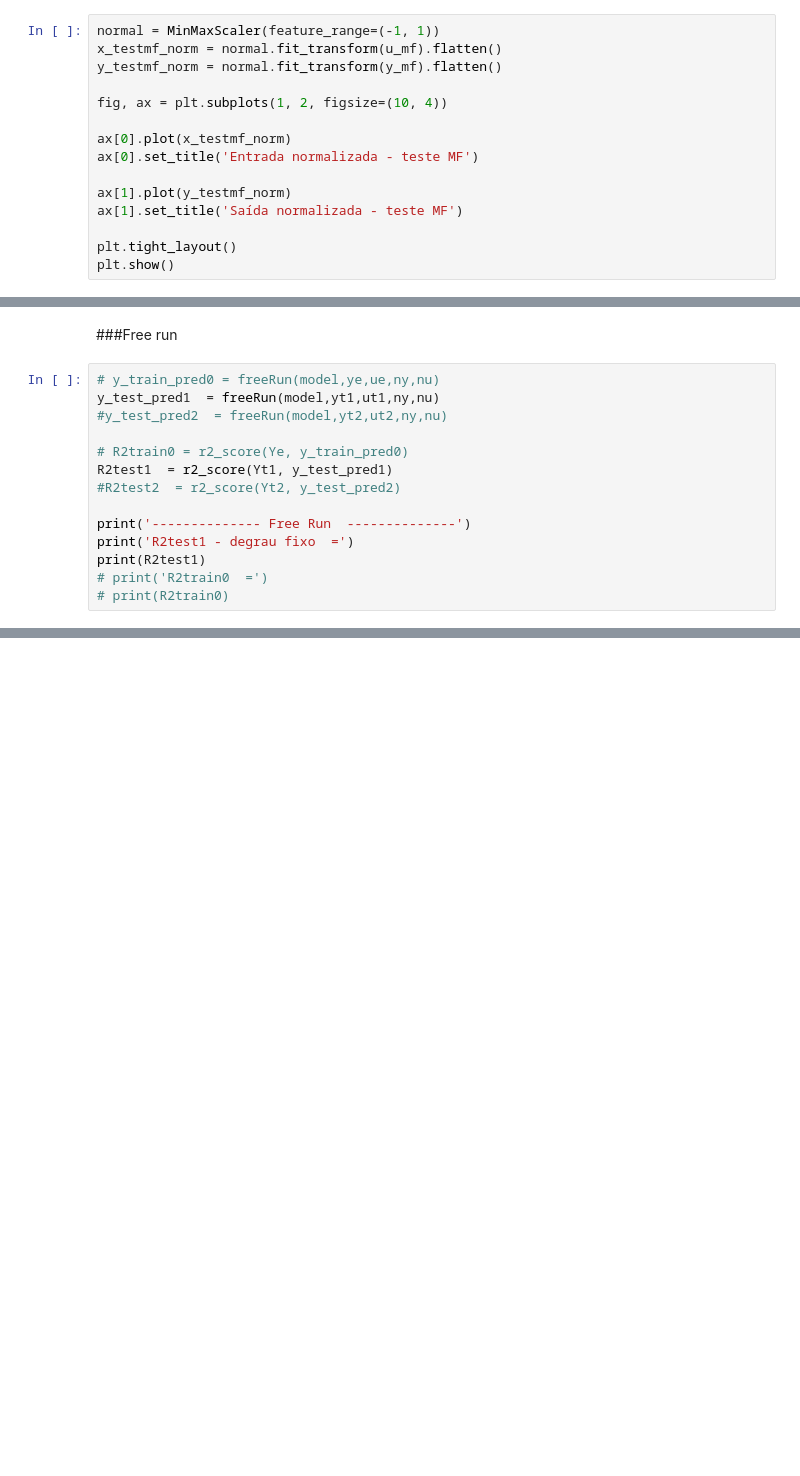
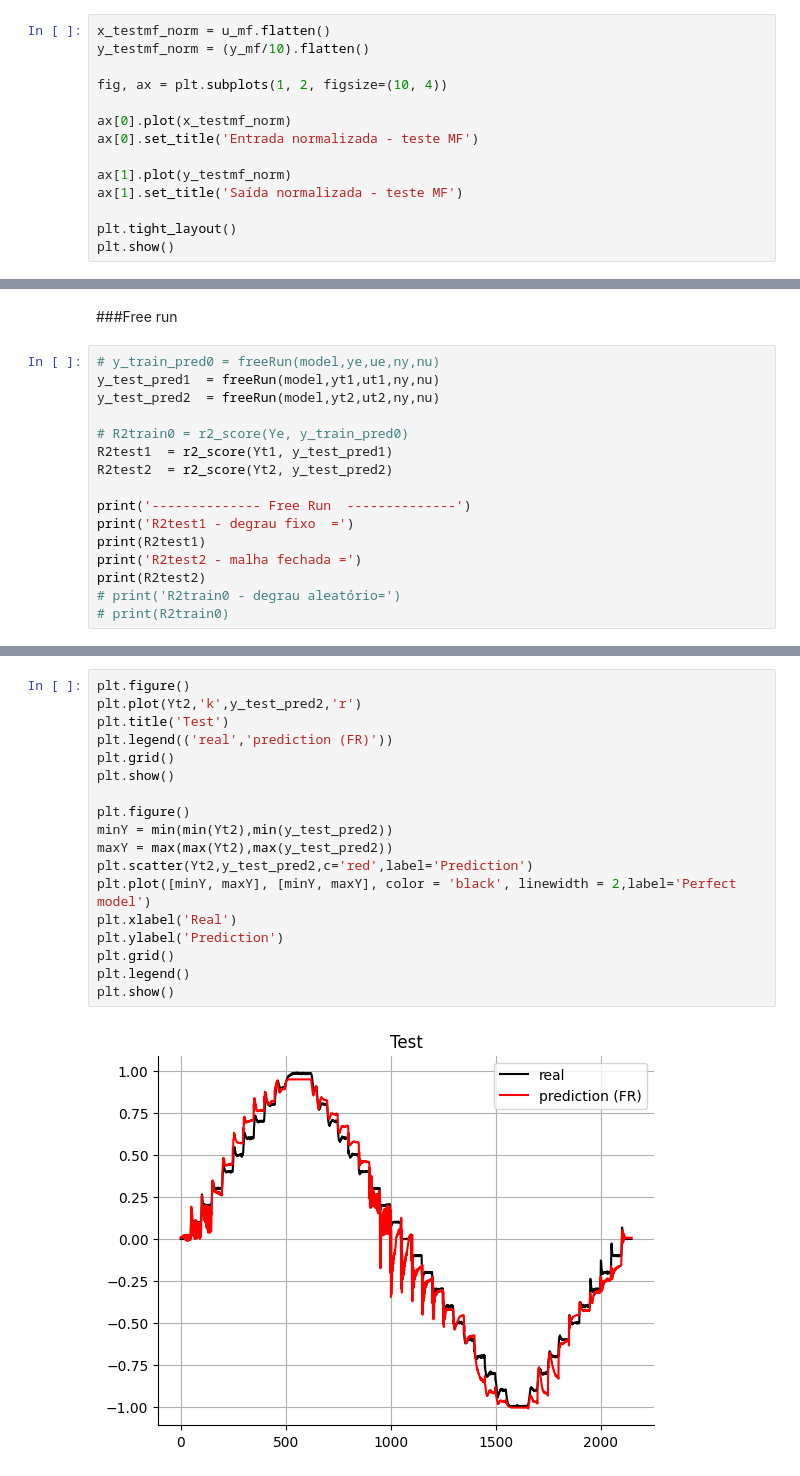
Before and after one commit to helonayala/bah, a Jupyter notebook: B&H.ipynb, the cells around one changed output, grey strips where cells are left out. Cells and saved outputs as stored; diff of their text form; blank space fills up the shorter version.

```diff
--- a/B&H.ipynb
+++ b/B&H.ipynb
@@ -210,9 +218,8 @@ plt.show()
 # %% [markdown]
 ###Malha fechada
 # %%
-normal = MinMaxScaler(feature_range=(-1, 1))
-x_testmf_norm = normal.fit_transform(u_mf).flatten()
-y_testmf_norm = normal.fit_transform(y_mf).flatten()
+x_testmf_norm = u_mf.flatten()
+y_testmf_norm = (y_mf/10).flatten()
 
 fig, ax = plt.subplots(1, 2, figsize=(10, 4))
 
@@ -410,15 +373,17 @@ R2train1  =
 # %%
 # y_train_pred0 = freeRun(model,ye,ue,ny,nu)
 y_test_pred1  = freeRun(model,yt1,ut1,ny,nu)
-#y_test_pred2  = freeRun(model,yt2,ut2,ny,nu)
+y_test_pred2  = freeRun(model,yt2,ut2,ny,nu)
 
 # R2train0 = r2_score(Ye, y_train_pred0)
 R2test1  = r2_score(Yt1, y_test_pred1)
-#R2test2  = r2_score(Yt2, y_test_pred2)
+R2test2  = r2_score(Yt2, y_test_pred2)
 
 print('-------------- Free Run  --------------')
 print('R2test1 - degrau fixo  =')
 print(R2test1)
-# print('R2train0  =')
+print('R2test2 - malha fechada =')
+print(R2test2)
+# print('R2train0 - degrau aleatório=')
 # print(R2train0)
 # %% [output]
@@ -471,0 +416,20 @@ plt.show()
+# %%
+plt.figure()
+plt.plot(Yt2,'k',y_test_pred2,'r')
+plt.title('Test')
+plt.legend(('real','prediction (FR)'))
+plt.grid()
+plt.show()
+
+plt.figure()
+minY = min(min(Yt2),min(y_test_pred2))
+maxY = max(max(Yt2),max(y_test_pred2))
+plt.scatter(Yt2,y_test_pred2,c='red',label='Prediction')
+plt.plot([minY, maxY], [minY, maxY], color = 'black', linewidth = 2,label='Perfect model')
+plt.xlabel('Real')
+plt.ylabel('Prediction')
+plt.grid()
+plt.legend()
+plt.show()
+# %% [output]
+[figure, added]
```
Also changed, not shown: parts of 18 cells of this notebook.
